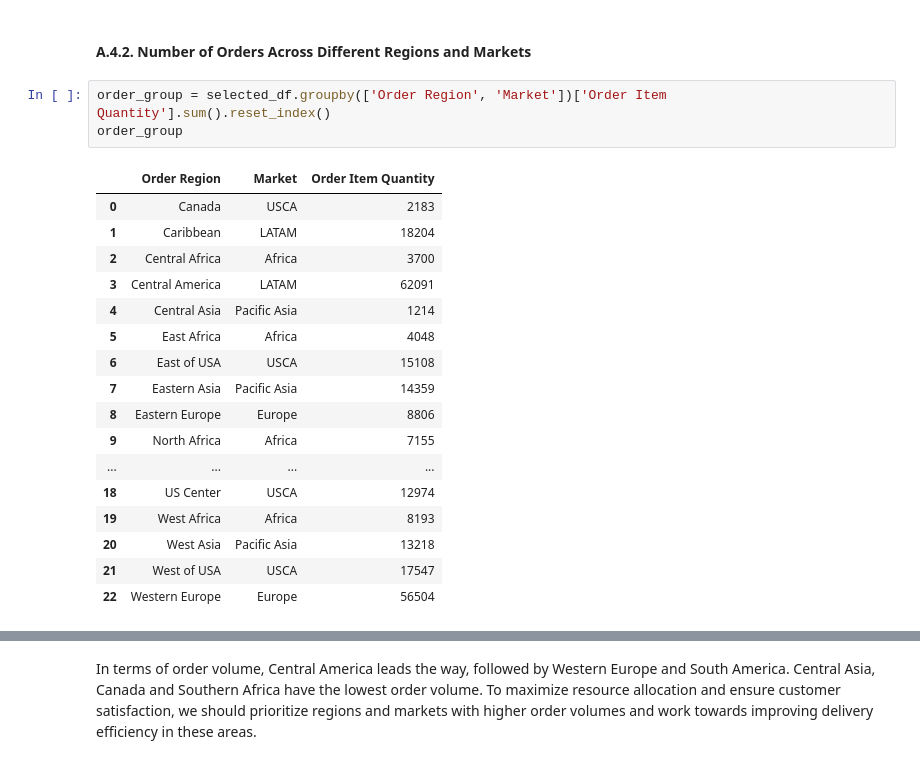
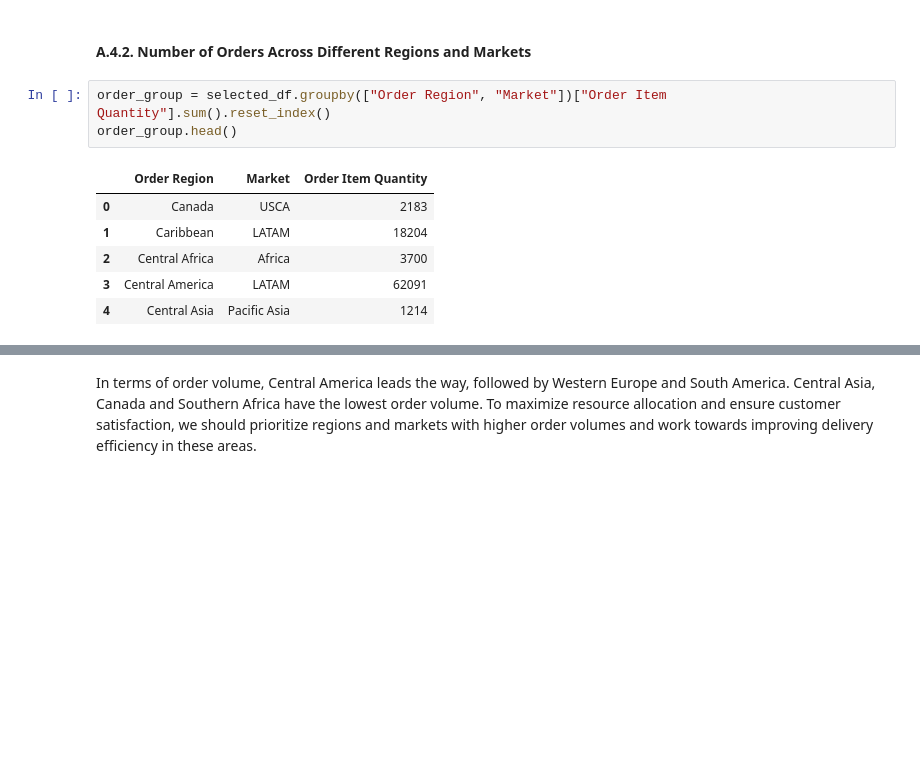
Before and after one commit to datawithalvin/pacmann-business-analytics, a Jupyter notebook: notebooks/data-exploration.ipynb, the cells around one changed output, grey strips where cells are left out. Cells and saved outputs as stored; diff of their text form; blank space fills up the shorter version.

```diff
--- a/notebooks/data-exploration.ipynb
+++ b/notebooks/data-exploration.ipynb
@@ -293,24 +284,13 @@ From data viz above, we can see and analyze the sales across different regions a
 # %% [markdown]
 #### A.4.2. Number of Orders Across Different Regions and Markets
 # %%
-order_group = selected_df.groupby(['Order Region', 'Market'])['Order Item Quantity'].sum().reset_index()
-order_group
+order_group = selected_df.groupby(["Order Region", "Market"])["Order Item Quantity"].sum().reset_index()
+order_group.head()
 # %% [output]
 |  | Order Region | Market | Order Item Quantity |
 | 0 | Canada | USCA | 2183 |
 | 1 | Caribbean | LATAM | 18204 |
 | 2 | Central Africa | Africa | 3700 |
 | 3 | Central America | LATAM | 62091 |
 | 4 | Central Asia | Pacific Asia | 1214 |
-| 5 | East Africa | Africa | 4048 |
-| 6 | East of USA | USCA | 15108 |
-| 7 | Eastern Asia | Pacific Asia | 14359 |
-| 8 | Eastern Europe | Europe | 8806 |
-| 9 | North Africa | Africa | 7155 |
-| ... | ... | ... | ... |
-| 18 | US Center | USCA | 12974 |
-| 19 | West Africa | Africa | 8193 |
-| 20 | West Asia | Pacific Asia | 13218 |
-| 21 | West of USA | USCA | 17547 |
-| 22 | Western Europe | Europe | 56504 |
 # %%
```
Also changed, not shown: parts of 24 cells of this notebook.
